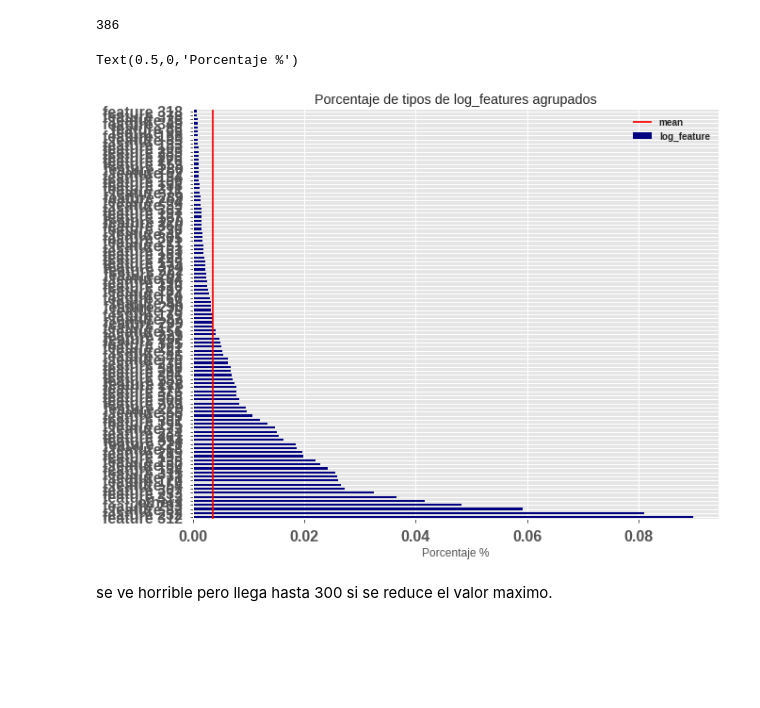
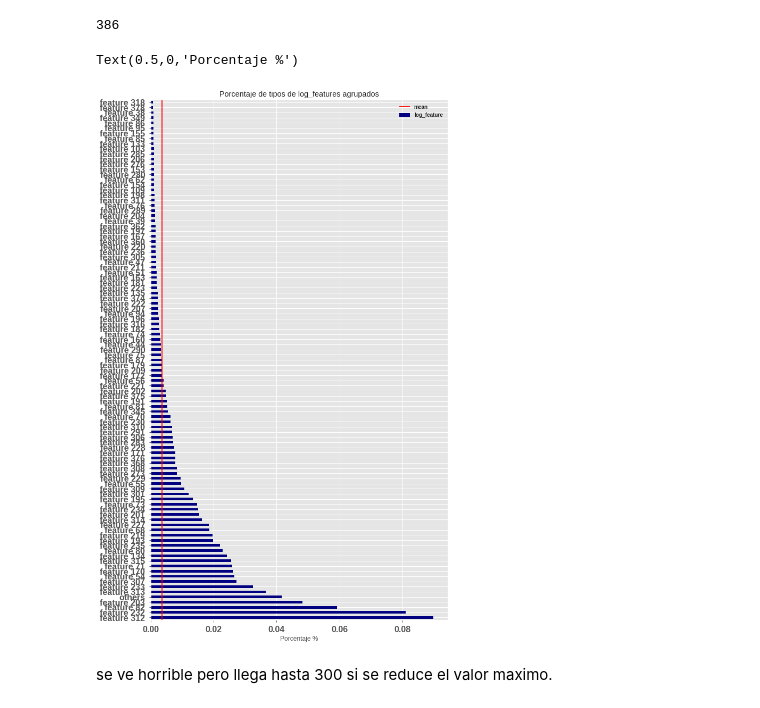
Before and after one commit to serch86/Telstra_Network_Disruption, a Jupyter notebook: telstra_1.ipynb, the cells around one changed output. Saved outputs shown, nothing was run; the diff lists cells and outputs as text; code cells hidden in the pictures; blank space fills up the shorter version.

```diff
--- a/telstra_1.ipynb
+++ b/telstra_1.ipynb
@@ -301,13 +301,13 @@ popular_log_features = log_feature.log_feature.value_counts().index.values[:100]
 
 log_feature["log_features_grouped"] = np.where(log_feature.log_feature.isin(popular_log_features), log_feature.log_feature,'others')
 # %%
-log_feature.log_features_grouped.value_counts(normalize=True).plot.barh(color='navy', figsize=(10,8), title='Porcentaje de tipos de log_features agrupados')
+log_feature.log_features_grouped.value_counts(normalize=True).plot.barh(color='navy', figsize=(10,18), title='Porcentaje de tipos de log_features agrupados')
 plt.vlines(log_feature.log_features_grouped.value_counts(normalize=True).median(),plt.ylim()[0],plt.ylim()[1], color='r')
 plt.legend(['mean','log_feature',])
 plt.xlabel('Porcentaje %')
 # %% [output]
 Text(0.5,0,'Porcentaje %')
-[figure, old version]
+[figure, new version]
 # %% [markdown]
 se ve horrible pero llega hasta 300 si se reduce el valor maximo.
 # %% [markdown]
```
Also changed, not shown: parts of 77 cells of this notebook, 12 other files.
